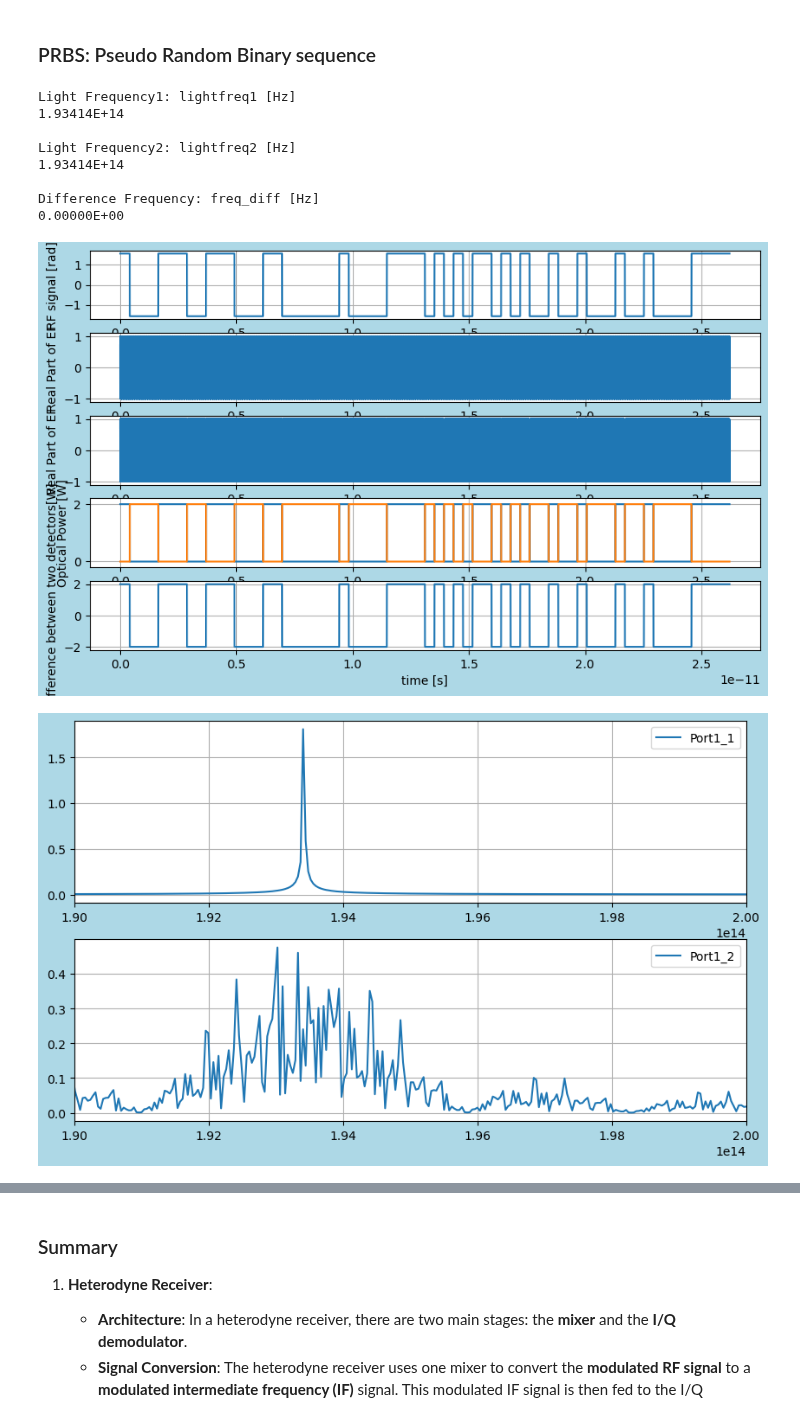
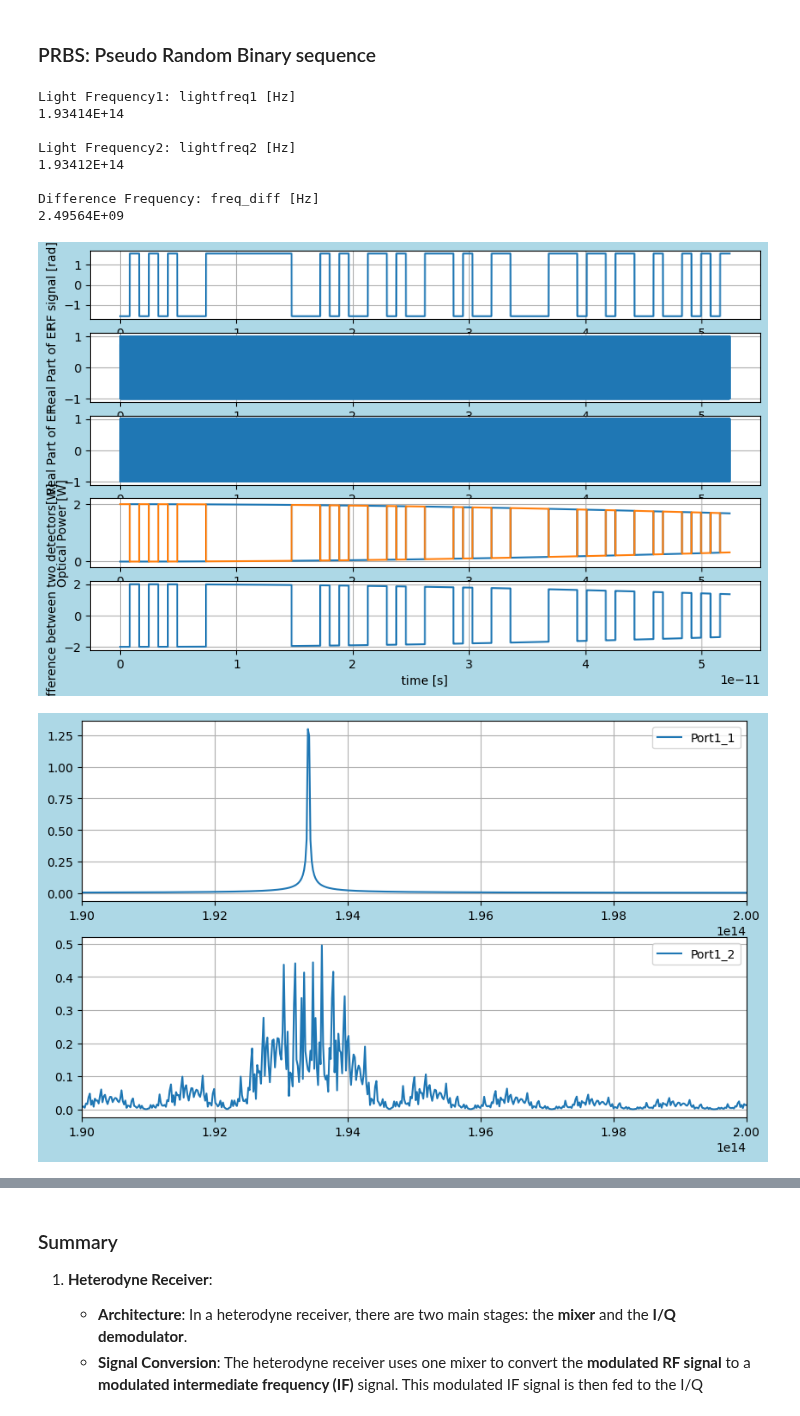
Before and after one commit to tacticstactics/optical-heterodyne-detection, a Jupyter notebook: optical_heterodyne_detection.ipynb, the cells around one changed output, grey strips where cells are left out. Saved outputs shown, nothing was run; the diff lists cells and outputs as text; code cells hidden in the pictures.

```diff
--- a/optical_heterodyne_detection.ipynb
+++ b/optical_heterodyne_detection.ipynb
@@ -51,21 +51,22 @@ def beamsplitter(PT,Ein):
      return Eout
 # %%
 samplerate = 2**16 # Number of Points
-t_step = 4 * 1e-16 #[s]
+t_step = 8 * 1e-16 #[s]
 
 tcol = np.linspace(0.0, t_step * samplerate, samplerate, endpoint=False)
 
 amp_c = 0.5 * np.pi
-#amp_c = 0
 freq_rf = 200e9 # [Hz]
 
 md = 1 # modulation depth. 1 = 100 %
 dc_offset = 0 # DC offset
 
+rfsignalcol = amp_c * np.sin(2 * np.pi * freq_rf * tcol) + dc_offset #[rad]
+
 no = 1 # Refractive Index of medium
 
 wl1 = 1550e-9
-wl2 = 1550e-9
+wl2 = 1550.02e-9
 
 oplcommon1=100 #Common Path Length 1
 oplcommon2=100 #Common Path Length 2
@@ -100,8 +101,6 @@ PT1 = 0.5 # PT: Power Transmission of Beam splitter
 Ein1 = np.array([[0.707+0.707j],[-0.707-0.707j]])
 #Ein1 = np.array([[1 + 0j],[-1 - 0j]])
 
-#tcol = np.zeros(samplerate)
-#rfsignalcol = np.zeros(samplerate)
 Port1_1_EFcol = np.zeros(samplerate, dtype=complex)
 Port1_2_EFcol = np.zeros(samplerate, dtype=complex)
 Port3_1_EFcol = np.zeros(samplerate,dtype=complex)
@@ -110,7 +109,7 @@ Port3_1_powercol = np.zeros(samplerate)
 Port3_2_powercol = np.zeros(samplerate)
 Power_diffcol = np.zeros(samplerate)
 
-rfsignalcol = amp_c * np.sin(2 * np.pi * freq_rf * tcol) + dc_offset #[rad]
+
 
 for ii in range(samplerate):
 
@@ -229,6 +228,9 @@ ax1_10.set_xlabel("Frequency [Hz]")
 ax1_10.set_ylabel("Power Difference Spectrum")
 ax1_10.set_xlim(-1e12,10e12)
 ax1_10.legend()
+
+plt.savefig(f"{wl2}_{freq_rf}.png", dpi=300)
+
 plt.show()
 # %% [output]
 Light Frequency1: lightfreq1 [Hz]
@@ -438,8 +381,8 @@ plt.show()
 # %% [markdown]
 ### PRBS: Pseudo Random Binary sequence
 # %%
-wl1 = 1550e-9
-wl2 = 1550e-9
+#wl1 = 1550e-9
+#wl2 = 1550e-9
 
 # If wl1 and wl2 are equal, homodyne. If not, heterodyne.
 
@@ -570,34 +513,34 @@ Port1_powercol_f = fft(Port3_1_powercol)
 Port2_powercol_f = fft(Port3_2_powercol)
 
 ax3_1.plot(xf, 2.0/samplerate * np.abs(Port1_powercol_f[0:samplerate//2]),label="Port1 Power")
 ax3_1.set_ylabel("Power Spectrum")
 ax3_1.set_xlim(-1e12,10e12)
 ax3_1.legend()
 ax3_1.grid(True)
 
 ax3_2.plot(xf, 2.0/samplerate * np.abs(Port2_powercol_f[0:samplerate//2]), label="Port2 Power")
 ax3_2.set_ylabel("Power Spectrum")
 ax3_2.set_xlim(-1e12,10e12)
 ax3_2.legend()
 ax3_2.grid(True)
 
 Power_diffcol_f = fft(Power_diffcol)
 ax3_3.plot(xf, 2.0/samplerate * np.abs(Power_diffcol_f[0:samplerate//2]), label="Power Difference")
 ax3_3.set_xlabel("Frequency [Hz]")
 ax3_3.set_ylabel("Power Difference Spectrum")
 ax3_3.set_xlim(-1e12,10e12)
 ax3_3.legend()
 ax3_3.grid(True)
 
 plt.show()
 # %% [output]
 Light Frequency1: lightfreq1 [Hz]
 1.93414E+14
 
 Light Frequency2: lightfreq2 [Hz]
-1.93414E+14
+1.93412E+14
 
 Difference Frequency: freq_diff [Hz]
-0.00000E+00
+2.49564E+09
-[figure, old version]
+[figure, new version]
-[figure, old version]
+[figure, new version]
```
Also changed, not shown: parts of 4 cells of this notebook, 4 other files.
